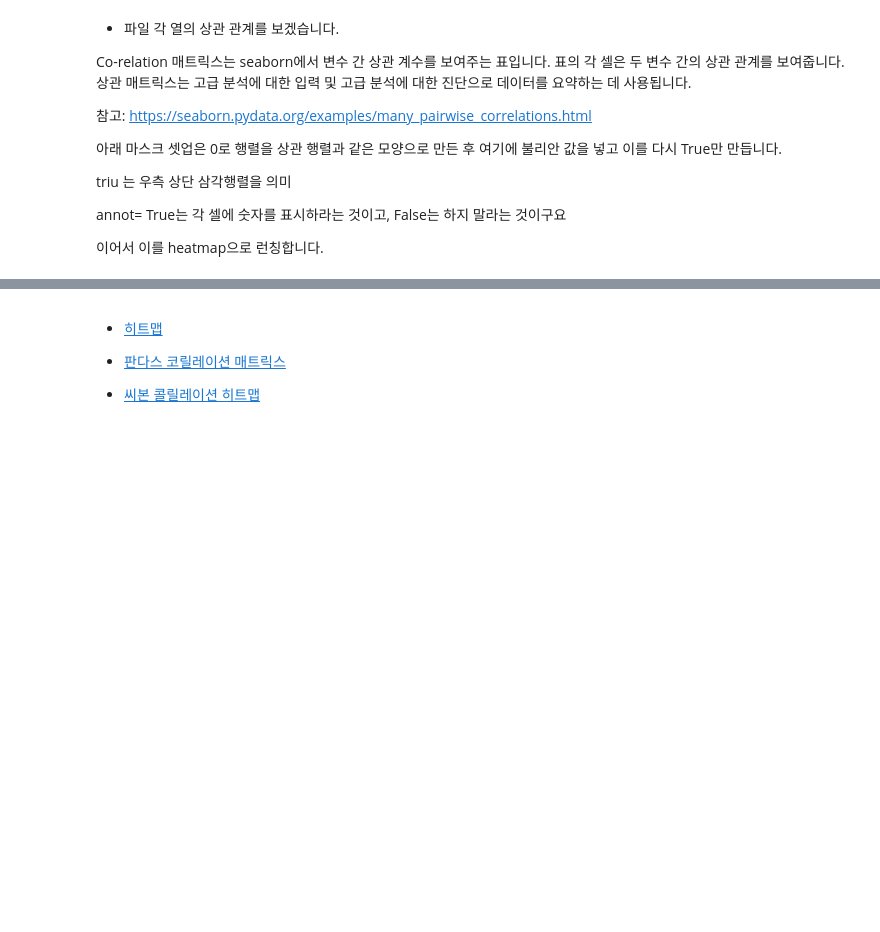
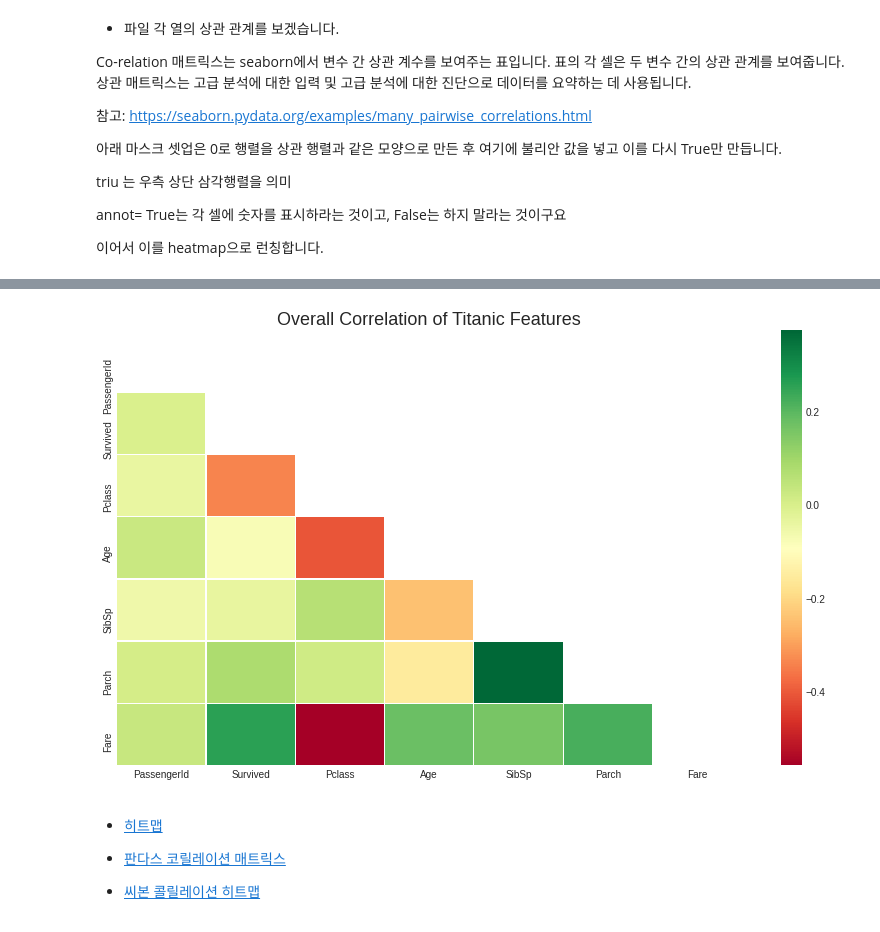
Before and after one commit to keesuki/kaggle, a Jupyter notebook: titanic_tutorial_for_beginners_2020.ipynb, the cells around one changed output, grey strips where cells are left out. Saved outputs shown, nothing was run; the diff lists cells and outputs as text; code cells hidden in the pictures; blank space fills up the shorter version.

```diff
--- a/titanic_tutorial_for_beginners_2020.ipynb
+++ b/titanic_tutorial_for_beginners_2020.ipynb
@@ -432,3 +451,20 @@ plt.show()
+# %%
+# Co-relation 매트릭스
+corr = data.corr()
+# 변수 corr에 data 데이터셋에 상관계수를 만드는 함수를 (.corr())붙인다.
+# 마스크 셋업
+mask = np.zeros_like(corr, dtype=np.bool)
+# 여기에 0으로 된 매트릭스를 마스크에 붙입니다. 모양을 만드는것이지요
+# 앞에 보시면 corr에서 관계 숫자는 만들어졌고 mask는 같은 모양의 매트릭스가 만들어진다
+mask[np.triu_indices_from(mask)] = True # 그래프의 위쪽 select
+plt.figure(figsize=(14, 8))
+# 그래프를 그릴 그림판 만듬
+# 그래프 타이틀
+plt.title('Overall Correlation of Titanic Features', fontsize=18)
+sns.heatmap(corr, mask=mask, annot=False,cmap='RdYlGn', linewidths=0.2, annot_kws={'size':20})
+plt.show()
+# %% [output]
+[figure, added]
 # %% [markdown]
 * [히트맵](https://seaborn.pydata.org/generated/seaborn.heatmap.html)
 
```
Also changed, not shown: parts of 8 cells of this notebook.
